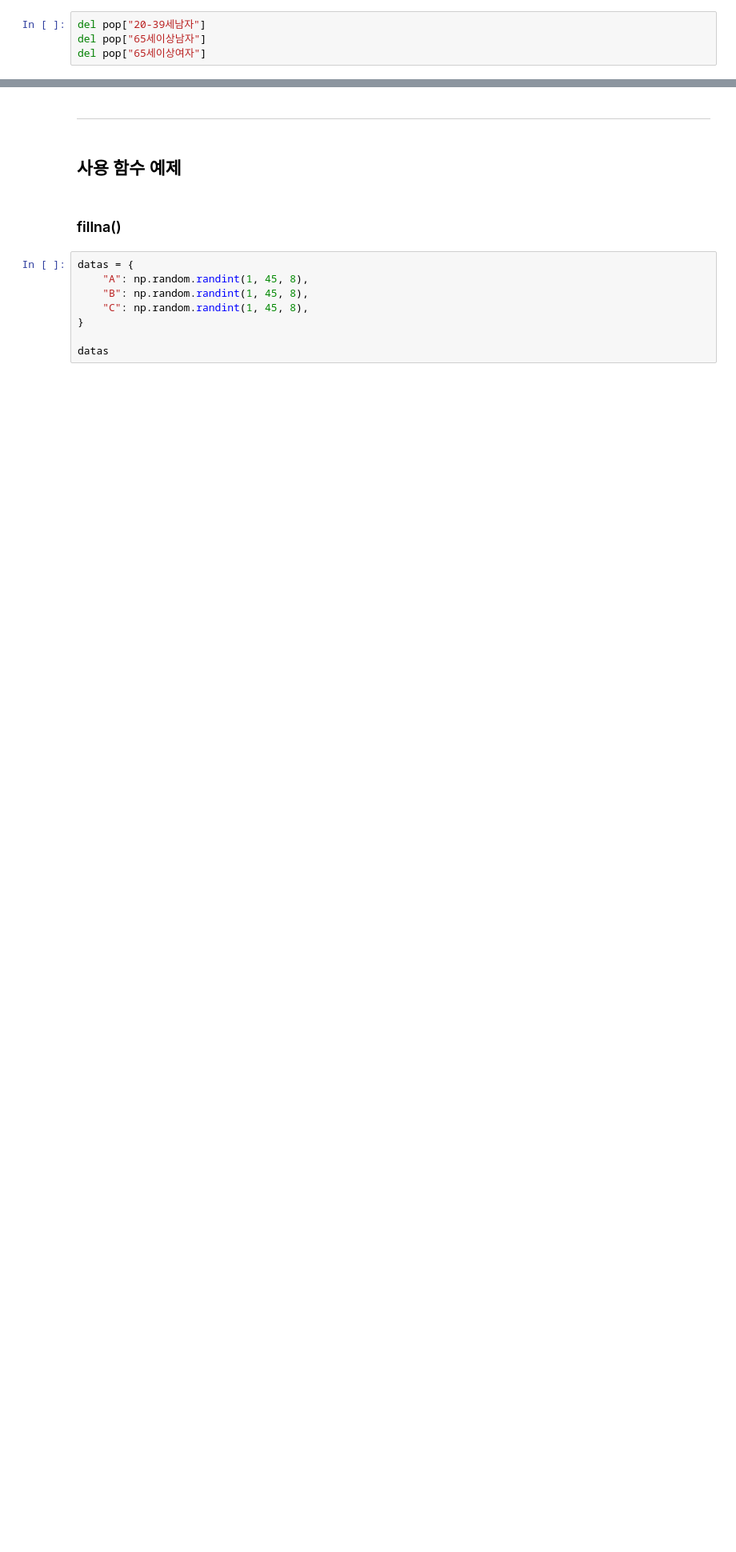
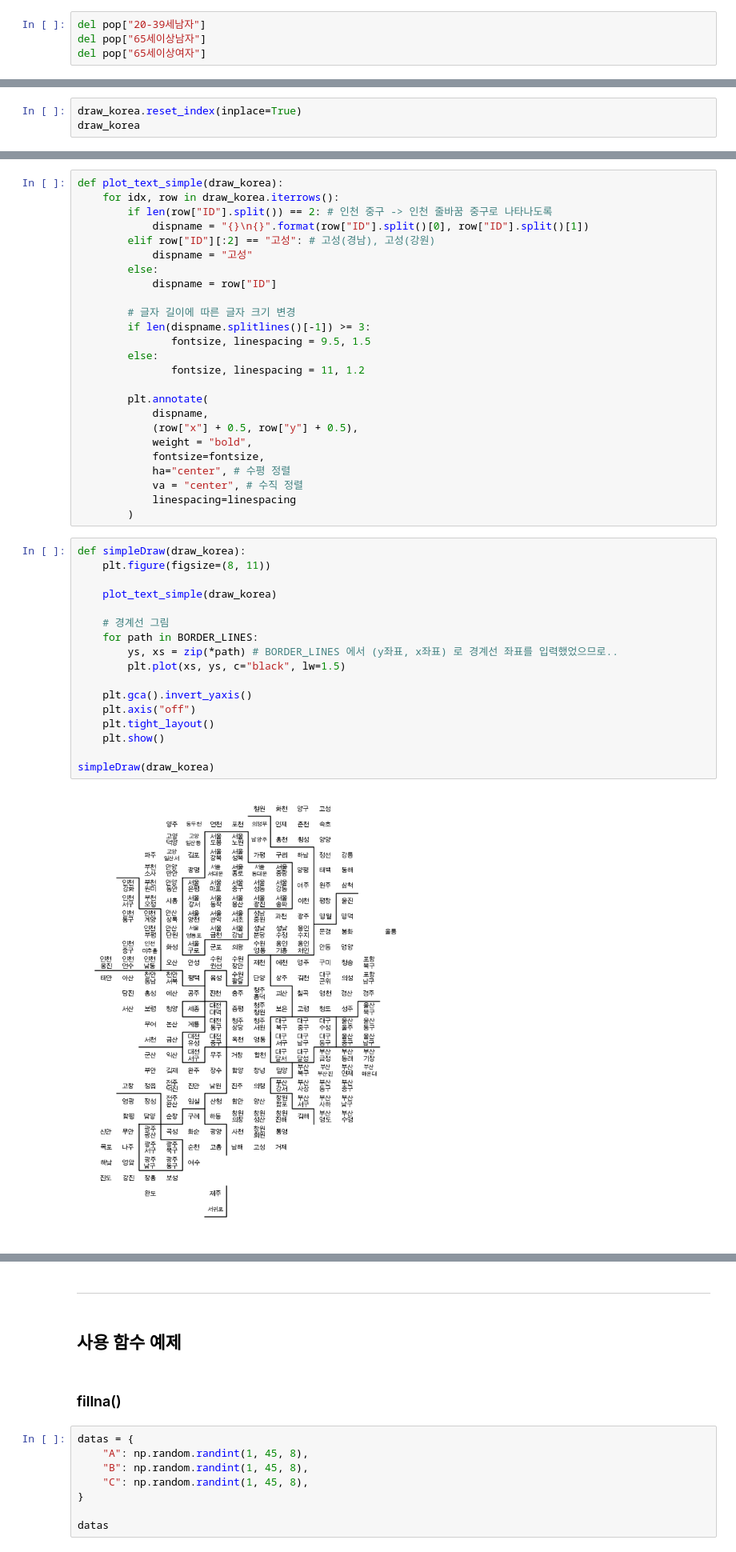
Before and after one commit to solpinetree/ds_study, a Jupyter notebook: source_code/07. Population.ipynb, the cells around one changed output, grey strips where cells are left out. Shown at 80% size. Saved outputs shown, nothing was run; the diff lists cells and outputs as text; blank space fills up the shorter version.

```diff
--- a/source_code/07. Population.ipynb
+++ b/source_code/07. Population.ipynb
@@ -457,0 +519,3 @@ pop.head()
+# %%
+draw_korea.reset_index(inplace=True)
+draw_korea
@@ -457,0 +620,44 @@ pop.head()
+# %%
+def plot_text_simple(draw_korea):
+    for idx, row in draw_korea.iterrows():
+        if len(row["ID"].split()) == 2: # 인천 중구 -> 인천 줄바꿈 중구로 나타나도록
+            dispname = "{}\n{}".format(row["ID"].split()[0], row["ID"].split()[1])
+        elif row["ID"][:2] == "고성": # 고성(경남), 고성(강원)
+            dispname = "고성"
+        else:
+            dispname = row["ID"]
+
+        # 글자 길이에 따른 글자 크기 변경
+        if len(dispname.splitlines()[-1]) >= 3:
+               fontsize, linespacing = 9.5, 1.5
+        else:
+               fontsize, linespacing = 11, 1.2
+
+        plt.annotate(
+            dispname,
+            (row["x"] + 0.5, row["y"] + 0.5),
+            weight = "bold",
+            fontsize=fontsize,
+            ha="center", # 수평 정렬
+            va = "center", # 수직 정렬
+            linespacing=linespacing
+        )
+# %%
+def simpleDraw(draw_korea):
+    plt.figure(figsize=(8, 11))
+
+    plot_text_simple(draw_korea)
+
+    # 경계선 그림
+    for path in BORDER_LINES:
+        ys, xs = zip(*path) # BORDER_LINES 에서 (y좌표, x좌표) 로 경계선 좌표를 입력했었으므로..
+        plt.plot(xs, ys, c="black", lw=1.5)
+
+    plt.gca().invert_yaxis()
+    plt.axis("off")
+    plt.tight_layout()
+    plt.show()
+
+simpleDraw(draw_korea)
+# %% [output]
+[figure, added]
```
Also changed, not shown: parts of 55 cells of this notebook, 2 other files.
